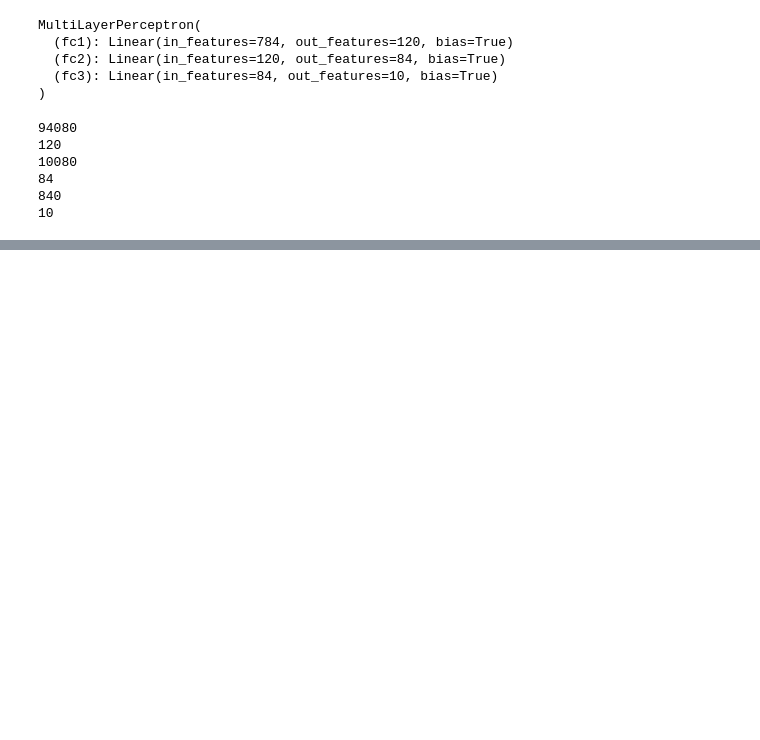
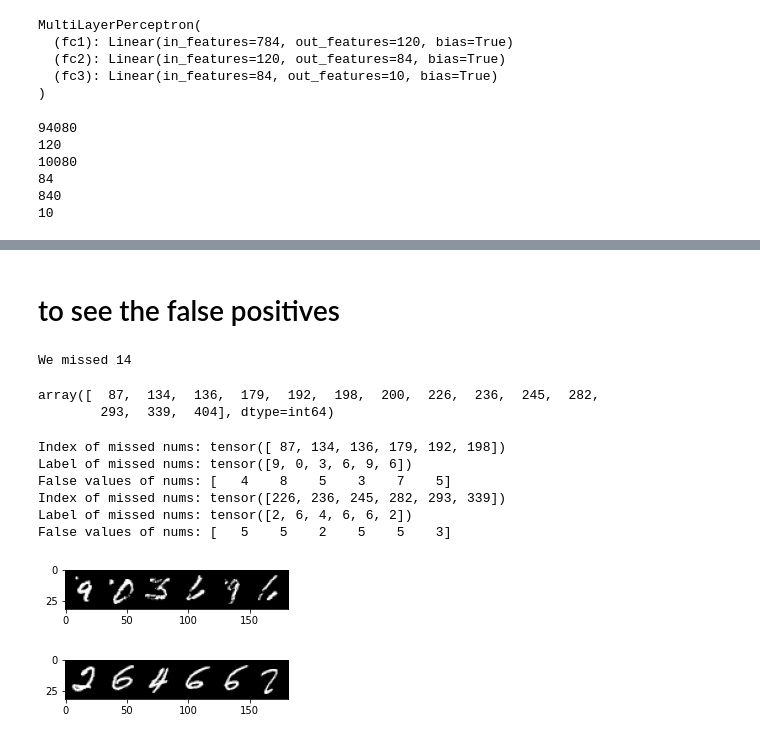
Before and after one commit to AdiBad/image_analysis_DL, a Jupyter notebook: neural_net_basics.ipynb, the cells around one changed output, grey strips where cells are left out. Cells and saved outputs as stored; diff of their text form; code cells hidden in the pictures; blank space fills up the shorter version.

```diff
--- a/neural_net_basics.ipynb
+++ b/neural_net_basics.ipynb
@@ -142,0 +268,37 @@ torch.Size([100, 784])
+# %% [markdown]
+# to see the false positives
+# %%
+misses = np.array([])
+for i in range(len(predicted.view(-1))):
+    if predicted[i]!=y_test[i]:
+        misses=np.append(misses, i).astype('int64')
+print(f'We missed {len(misses)}')
+# %% [output]
+We missed 14
+# %%
+misses
+# %% [output]
+array([  87,  134,  136,  179,  192,  198,  200,  226,  236,  245,  282,
+        293,  339,  404], dtype=int64)
+# %%
+i=-1
+for row in [6, 13]:
+    missed_batch = torch.Tensor(misses[i+1: row]).to(torch.int64)
+    print(f'Index of missed nums: {missed_batch}')
+    print(f'Label of missed nums: {y_test.index_select(0, missed_batch)}')
+    print(f'False values of nums: {predicted.index_select(0, missed_batch).numpy()}')
+    i=row
+
+    images = x_test.index_select(0, missed_batch)
+    im=make_grid(images,nrow=7)
+    plt.figure(figsize=(4, 10))
+    plt.imshow(np.transpose(im.numpy(), (1,2,0)))
+# %% [output]
+Index of missed nums: tensor([ 87, 134, 136, 179, 192, 198])
+Label of missed nums: tensor([9, 0, 3, 6, 9, 6])
+False values of nums: [   4    8    5    3    7    5]
+Index of missed nums: tensor([226, 236, 245, 282, 293, 339])
+Label of missed nums: tensor([2, 6, 4, 6, 6, 2])
+False values of nums: [   5    5    2    5    5    3]
+[figure, added]
+[figure, added]
```
Also changed, not shown: parts of 12 cells of this notebook.
